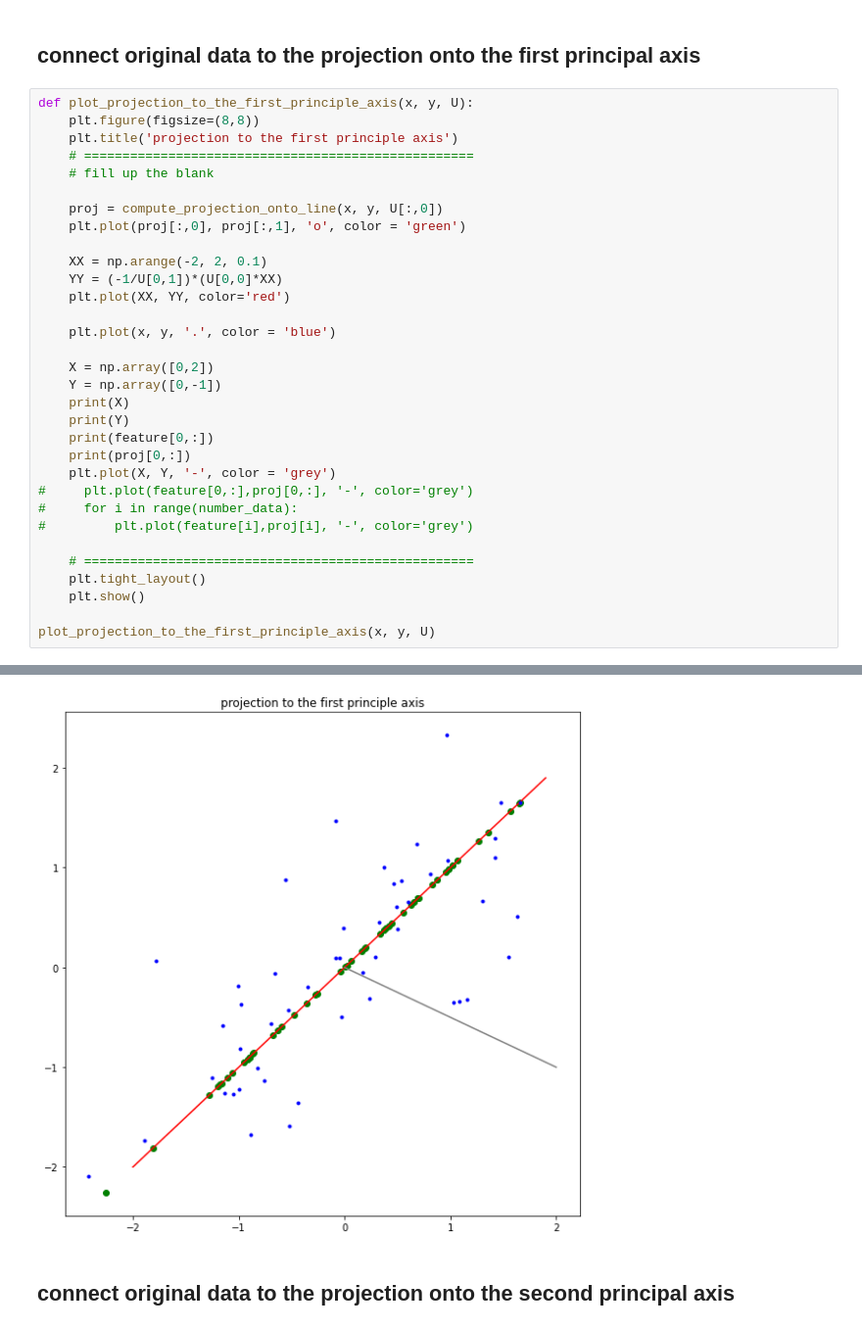
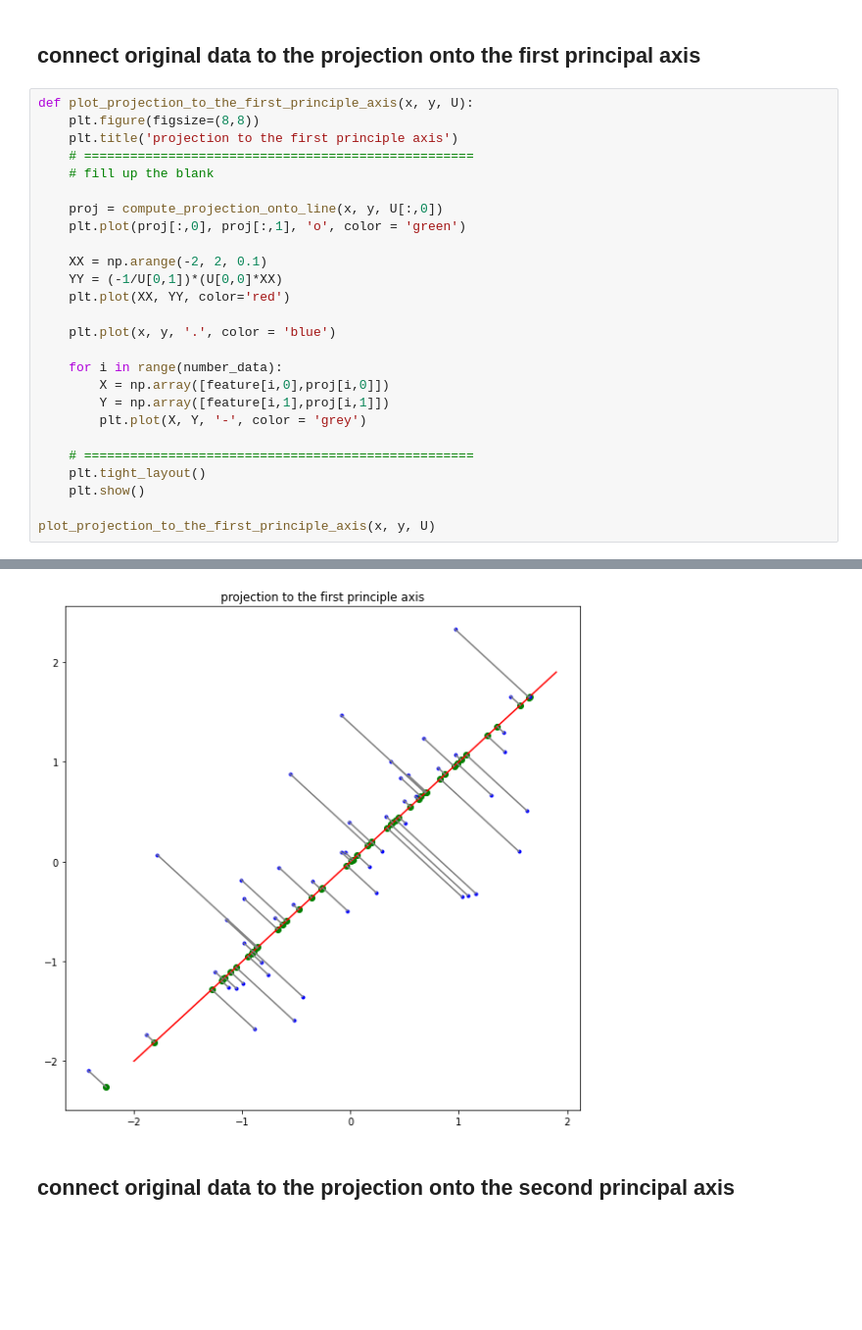
Before and after one commit to jjaen0823/assignment-machine-learning, a Jupyter notebook: hw12/assignment_12.ipynb, the cells around one changed output, grey strips where cells are left out. Shown at 98% size. Cells and saved outputs as stored; diff of their text form; blank space fills up the shorter version.

```diff
--- a/hw12/assignment_12.ipynb
+++ b/hw12/assignment_12.ipynb
@@ -282,16 +282,10 @@ def plot_projection_to_the_first_principle_axis(x, y, U):
 
     plt.plot(x, y, '.', color = 'blue')
 
-    X = np.array([0,2])
-    Y = np.array([0,-1])
-    print(X)
-    print(Y)
-    print(feature[0,:])
-    print(proj[0,:])
-    plt.plot(X, Y, '-', color = 'grey')
-#     plt.plot(feature[0,:],proj[0,:], '-', color='grey')
-#     for i in range(number_data):
-#         plt.plot(feature[i],proj[i], '-', color='grey')
+    for i in range(number_data):
+        X = np.array([feature[i,0],proj[i,0]])
+        Y = np.array([feature[i,1],proj[i,1]])
+        plt.plot(X, Y, '-', color = 'grey')
 
     # ===================================================
     plt.tight_layout()
@@ -306,4 +298,4 @@ plot_projection_to_the_first_principle_axis(x, y, U)
-[figure, old version]
+[figure, new version]
 # %% [markdown]
 ## connect original data to the projection onto the second principal axis
 # %%
```
Also changed, not shown: parts of 4 cells of this notebook.
